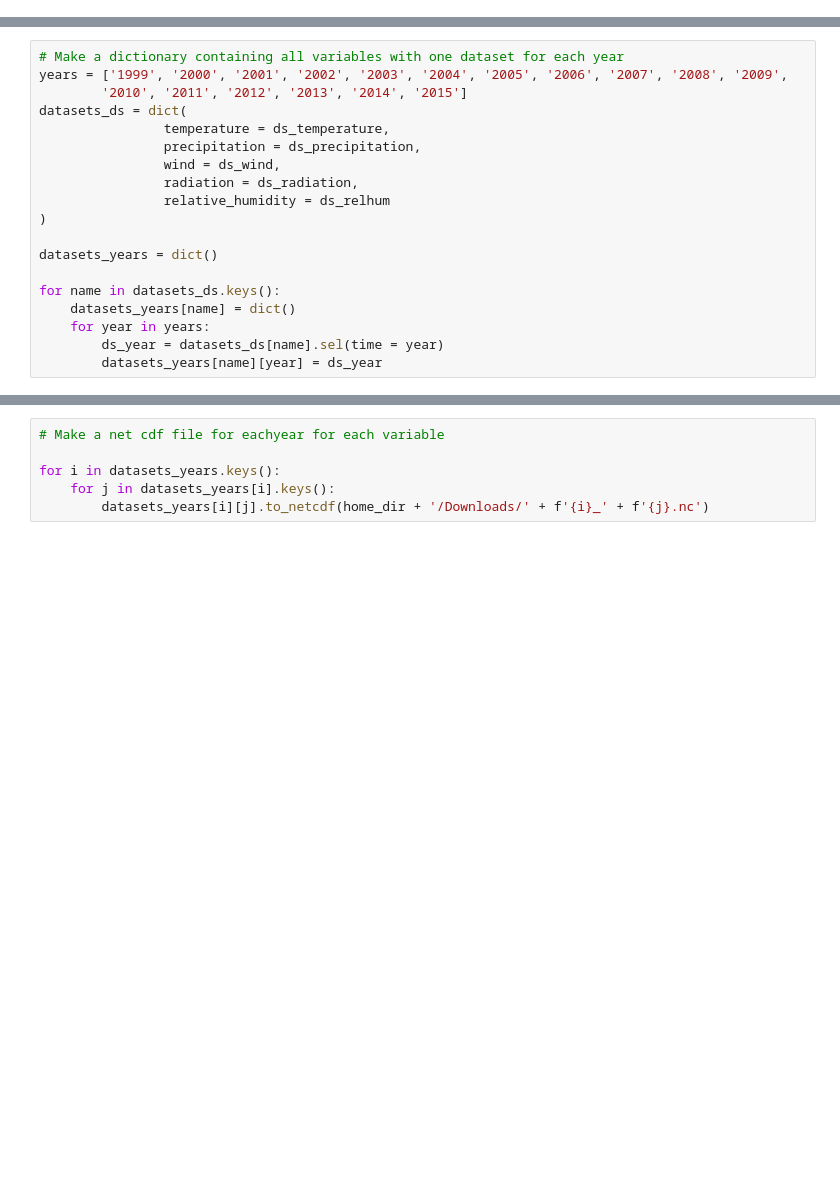
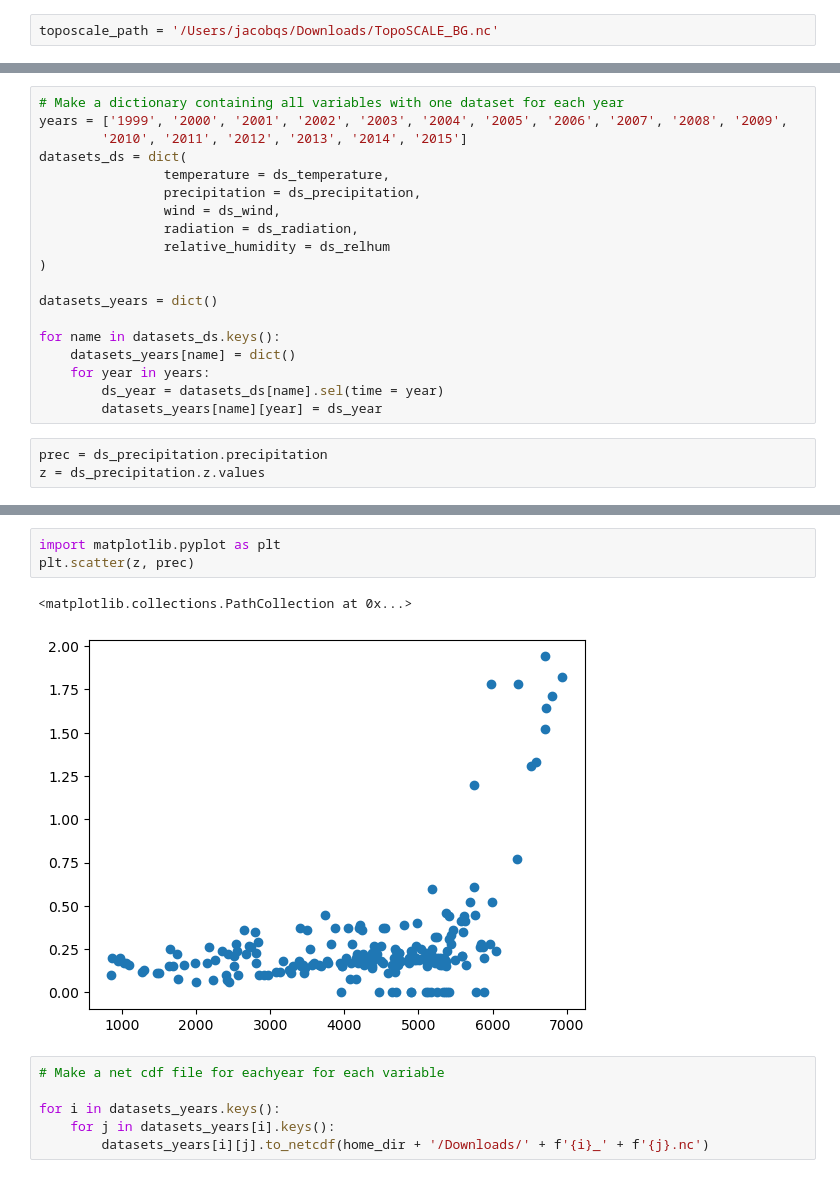
Before and after one commit to jacobqs/MST-Himalaya, a Jupyter notebook: notebooks/toposcale.ipynb, the cells around one changed output, grey strips where cells are left out. Drawn from its saved outputs; the diff is of its cells as text; blank space fills up the shorter version.

```diff
--- a/notebooks/toposcale.ipynb
+++ b/notebooks/toposcale.ipynb
@@ -18,3 +16,5 @@ toposcale_path = '/Users/jacobqs/Documents/MST Himalaya/MST-Himalaya/shyft_works
+# %%
+toposcale_path = '/Users/jacobqs/Downloads/TopoSCALE_BG.nc'
 # %%
 ds = xr.open_mfdataset(toposcale_path)
 ds_raw = ds.copy()
@@ -329,3 +327,6 @@ for name in datasets_ds.keys():
     for year in years:
         ds_year = datasets_ds[name].sel(time = year)
         datasets_years[name][year] = ds_year
+# %%
+prec = ds_precipitation.precipitation
+z = ds_precipitation.z.values
@@ -332,3 +348,9 @@ for name in datasets_ds.keys():
+# %%
+import matplotlib.pyplot as plt
+plt.scatter(z, prec)
+# %% [output]
+<matplotlib.collections.PathCollection at 0x...>
+[figure, added]
 # %%
 # Make a net cdf file for eachyear for each variable
 
```
Also changed, not shown: parts of 3 cells of this notebook, 7 other files.
